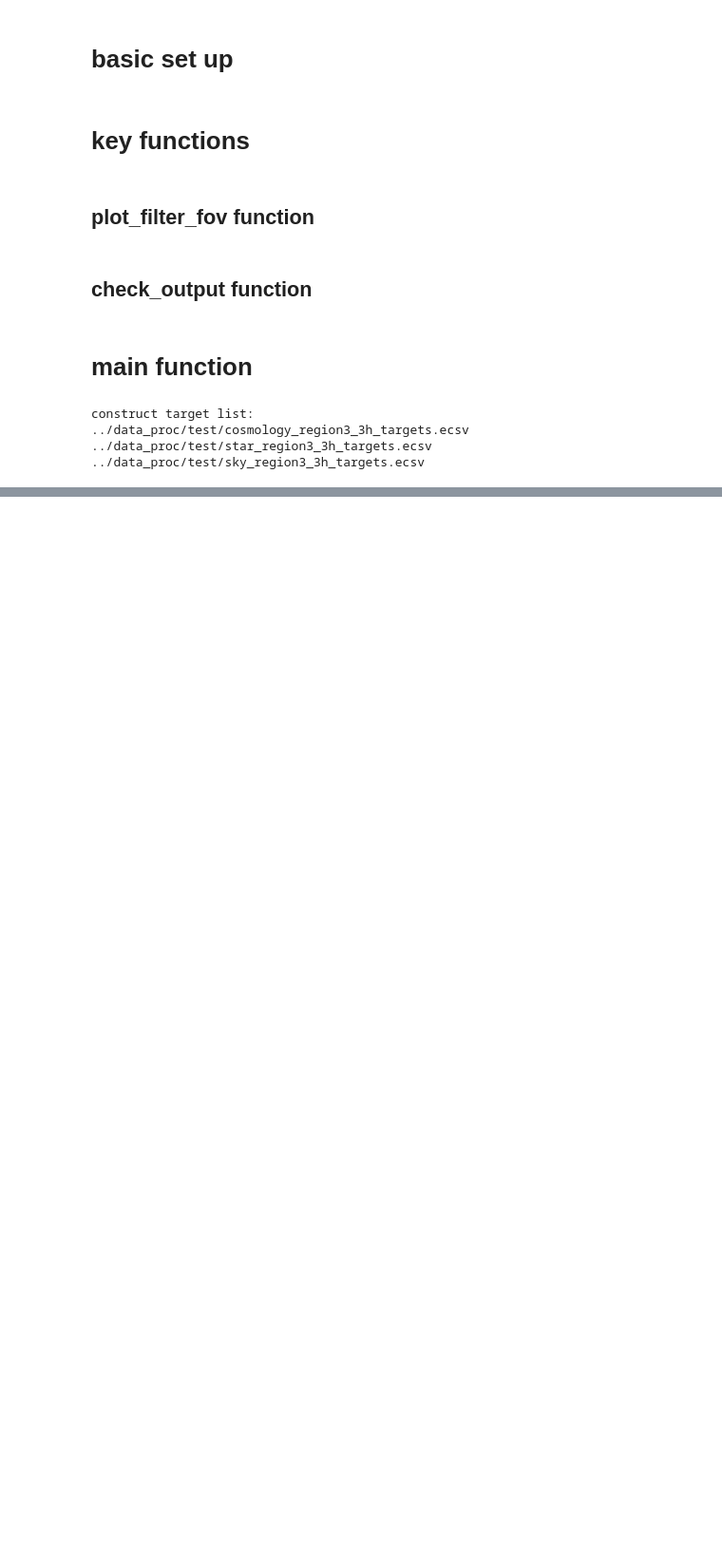
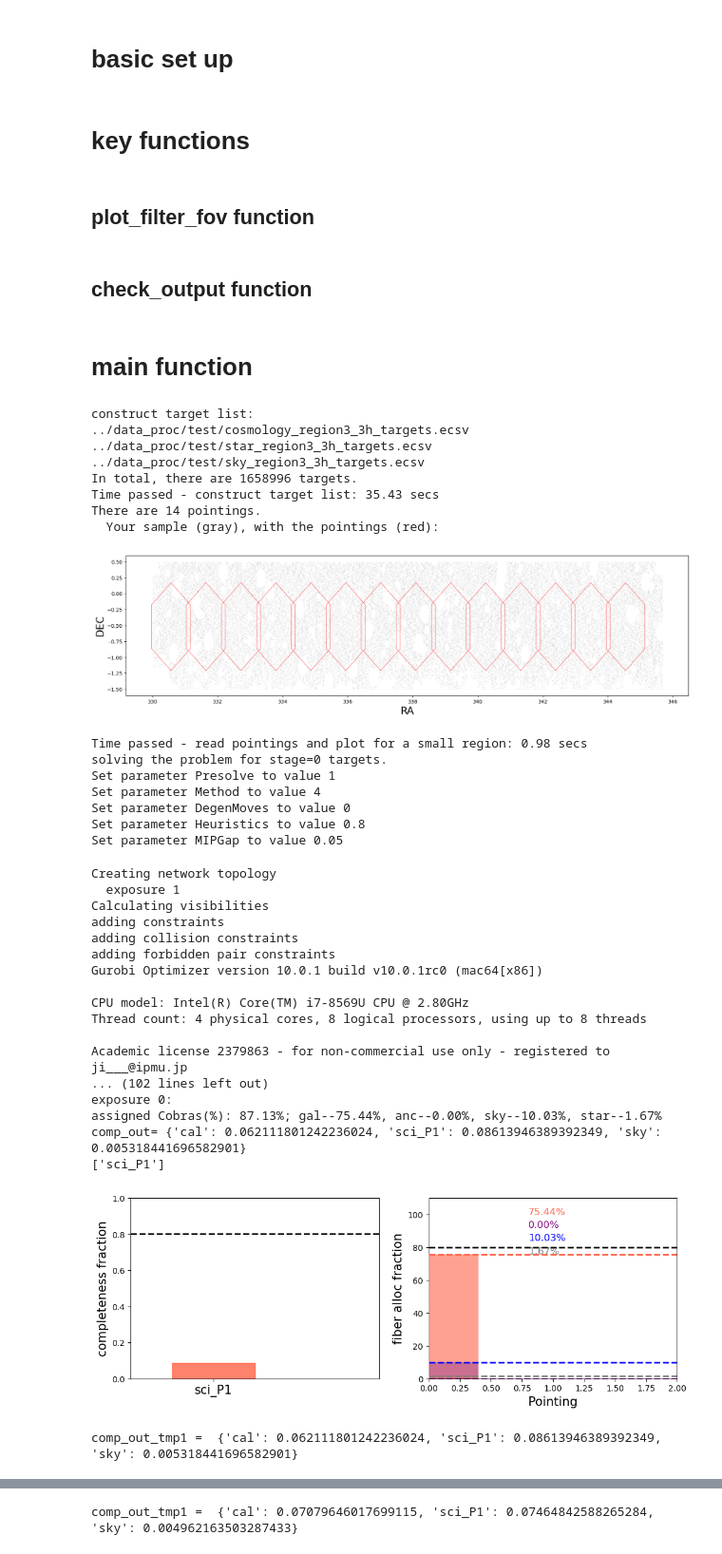
Before and after one commit to jingssrs/pfs_co_fa, a Jupyter notebook: src/netflow_run.ipynb, the cells around one changed output, grey strips where cells are left out. Shown at 95% size. Saved outputs shown, nothing was run; the diff lists cells and outputs as text; code cells hidden in the pictures; blank space fills up the shorter version.

```diff
--- a/src/netflow_run.ipynb
+++ b/src/netflow_run.ipynb
@@ -615,7 +624,7 @@ def plot_tgt_done(outfn_list, outdir, figname, figsize=(8, 8)):
 if __name__ == "__main__":
     # TODO: revise the two-stage code structure
     two_stage = True
-    outdir = "../output/test/"
+    outdir = "../output/test_overlap/"
 
     t0 = time.time()
     ########################
@@ -651,7 +660,7 @@ if __name__ == "__main__":
     ra_min, ra_max, dec_min, dec_max = 330, 345, -1.5, 0.5
 
     # read the pointing centers from the file
-    ra_peaks, dec_peaks = read_pointings("../output/cosmology_region3_pointings.txt")
+    ra_peaks, dec_peaks = read_pointings("../output/cosmology_region3_overlap_pointings.txt")
 
     # select peaks within the range
     mask_peaks = (ra_peaks>ra_min) & (ra_peaks<ra_max) & (dec_peaks>dec_min) & (dec_peaks<dec_max)
@@ -671,12 +680,22 @@ if __name__ == "__main__":
 
     plt.xlabel('RA', fontsize=20)
     plt.ylabel('DEC', fontsize=20)
-    plt.savefig('../output/figures/cosmology_region3_test_fov_plot.png')
+    plt.savefig(outdir + 'cosmology_region3_test_fov_plot.png')
     plt.show()
     plt.close()
 
     t2 = time.time()
     print("Time passed - read pointings and plot for a small region: %.2f secs" % (t2-t1))
+
+    ########################
+    # setup execute input parameters
+    ########################
+    bench = Bench(layout="full")
+    # if you have the XML file, you can also generate a more realistic focal plane
+    # bench = Bench(calibrationProduct=CobrasCalibrationProduct(
+    #     "../ics_cobraOps/python/ics/demos/updatedMaps6.xml"))
+    tele_params = {"otime":"2025-08-20T11:00:00Z", "posang":0.}
+    gurobiOptions = dict(seed=0, presolve=1, method=4, degenmoves=0, heuristics=0.8, mipfocus=0, mipgap=5.e-2, LogToConsole=1)
 
 
     ########################
@@ -703,38 +722,70 @@ if __name__ == "__main__":
         mask_tgt = (tgt_ra>peak[0]-fov_diag) & (tgt_ra<peak[0]+fov_diag) & (tgt_dec>peak[1]-fov_diag) & (tgt_dec<peak[1]+fov_diag)
         tgt_peak = np.array(tgt)[mask_tgt].tolist()
 
-        # TODO: update the alreadyObserved dictionary
+        # (Done) TODO: update the alreadyObserved dictionary
         # TODO: rewrite the write_output and cal_completeness part
 
         # excute the fiber assignment
-        res, tpos, telescopes = execute(np.array([peak]), tgt_peak, classdict, alreadyObserved, two_stage=two_stage)
+        res, tpos, telescopes = execute(np.array([peak]), tgt_peak, classdict, alreadyObserved, two_stage=two_stage, bench=bench, gurobiOptions=gurobiOptions, tele_params=tele_params)
 
         outfn = 'cosmology_region3_3h_output_v1_ra%.2f_dec%.2f.txt'%(peak[0], peak[1])
         write_output(tgt_peak, res, tpos, telescopes, outdir, outfn)
 
         outfn_list.append(outdir + outfn)
 
         # calculate the completeness and fiber assignment fraction
         comp_out_tmp1 = cal_completeness(tgt_peak, res, tpos, telescopes, Plot=True, fn_fig=outdir+'cosmology_region3_3h_v1_ra%.2f_dec%.2f.jpg'%(peak[0], peak[1]), Save=True, fn_fibeff=outdir+'cosmology_region3_3h_fibeff_v1.txt')
 
         # Convert scalar values to lists
         data_dict = {key: [value] for key, value in comp_out_tmp1.items()}
         df = pd.DataFrame(data_dict)
         df.to_csv(outdir + 'cosmology_region3_3h_v1_ra%.2f_dec%.2f.csv'%(peak[0], peak[1]), index=False)
         print("comp_out_tmp1 = ", comp_out_tmp1)
 
         # update alreadyObserved
         # TODO: revise the code for a more general case
         tgt_id_done = np.loadtxt(outdir + outfn, usecols=(0, ), unpack=True, dtype='str')
         for t in tgt_id_done:
             alreadyObserved[str(t)] = 1
 
 
     print("%f secs passed after the visits done." % (time.time()-t0))
 
-    plot_tgt_done(outfn_list, outdir, 'tgt_done_region3_3h_v1.jpg')
+    plot_tgt_done(outfn_list, outdir+'tgt_done_region3_3h_v1.jpg', figsize=(20, 5))
+    plot_tgt_done(outfn_list, outdir+'tgt_done_region3_3h_v1_gray.jpg', figsize=(20, 5), plot_diffcolor=False)
 # %% [output]
 construct target list:
 ../data_proc/test/cosmology_region3_3h_targets.ecsv
 ../data_proc/test/star_region3_3h_targets.ecsv
 ../data_proc/test/sky_region3_3h_targets.ecsv
+In total, there are 1658996 targets.
+Time passed - construct target list: 35.43 secs
+There are 14 pointings.
+  Your sample (gray), with the pointings (red):
+[figure, added]
+Time passed - read pointings and plot for a small region: 0.98 secs
+solving the problem for stage=0 targets.
+Set parameter Presolve to value 1
+Set parameter Method to value 4
+Set parameter DegenMoves to value 0
+Set parameter Heuristics to value 0.8
+Set parameter MIPGap to value 0.05
+Creating network topology
+  exposure 1
+Calculating visibilities
+adding constraints
+adding collision constraints
+adding forbidden pair constraints
+Gurobi Optimizer version 10.0.1 build v10.0.1rc0 (mac64[x86])
+
+CPU model: Intel(R) Core(TM) i7-8569U CPU @ 2.80GHz
+Thread count: 4 physical cores, 8 logical processors, using up to 8 threads
+
+Academic license 2379863 - for non-commercial use only - registered to ji___@ipmu.jp
+... (102 lines left out)
+exposure 0:
+assigned Cobras(%): 87.13%; gal--75.44%, anc--0.00%, sky--10.03%, star--1.67%
+comp_out= {'cal': 0.062111801242236024, 'sci_P1': 0.08613946389392349, 'sky': 0.005318441696582901}
+['sci_P1']
+[figure, added]
+comp_out_tmp1 =  {'cal': 0.062111801242236024, 'sci_P1': 0.08613946389392349, 'sky': 0.005318441696582901}
@@ -740,0 +810 @@ construct target list:
+comp_out_tmp1 =  {'cal': 0.07079646017699115, 'sci_P1': 0.07464842588265284, 'sky': 0.004962163503287433}
```
Also changed, not shown: parts of 7 cells of this notebook, 2 other files.
